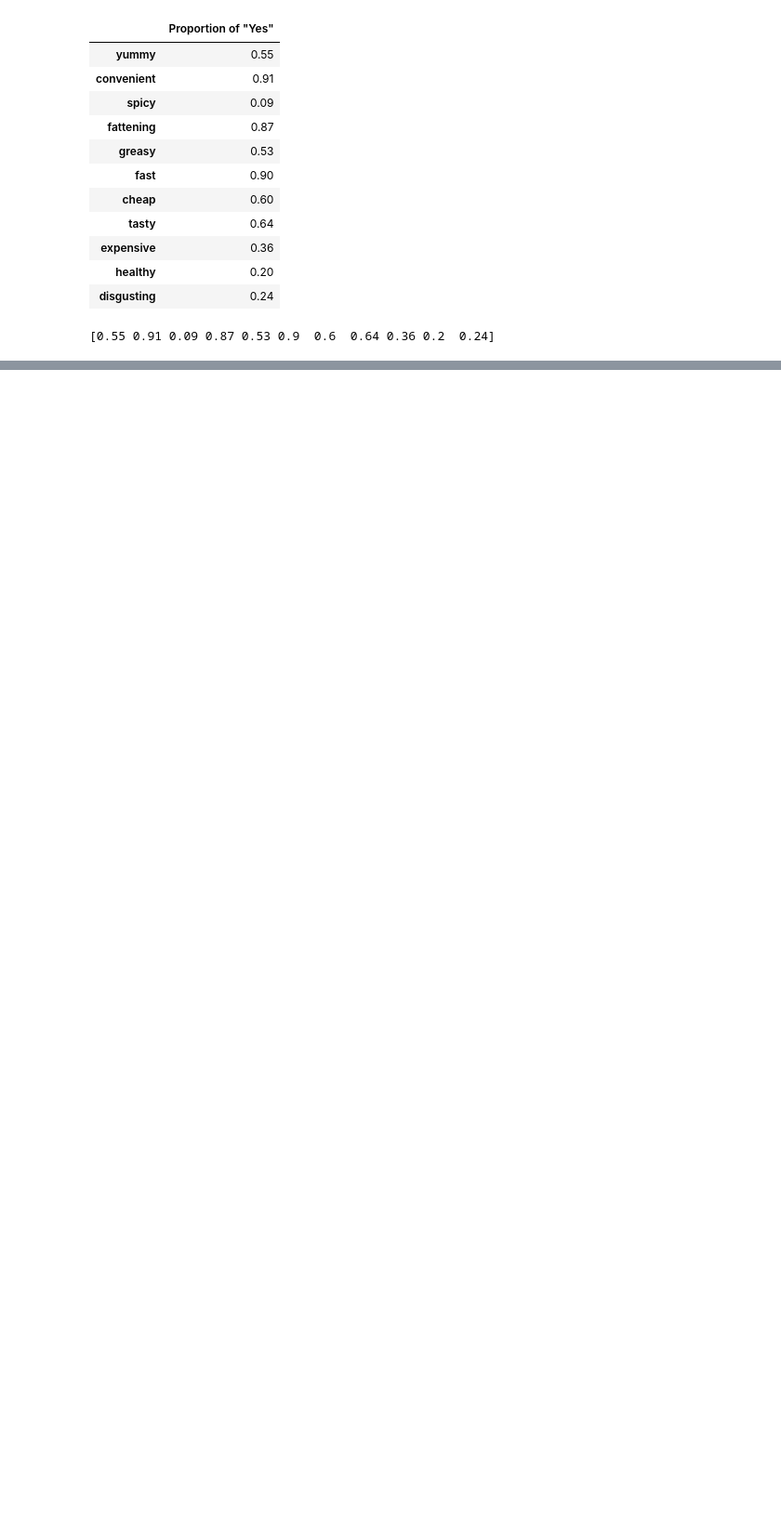
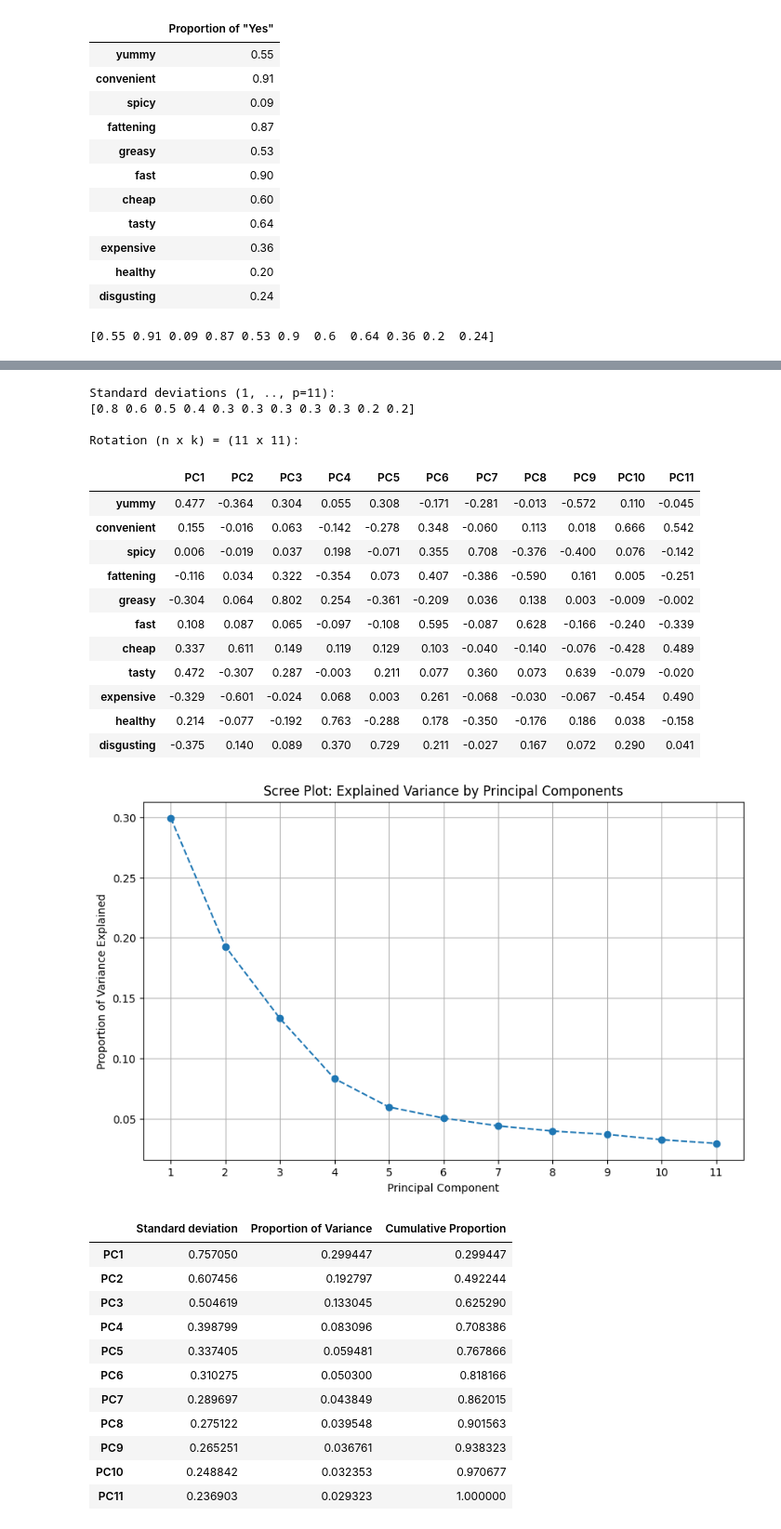
Before and after one commit to BadakalaYashwanth/Clustering-Projects, a Jupyter notebook: clustering_project.ipynb, the cells around one changed output, grey strips where cells are left out. Shown at 93% size. Cells and saved outputs as stored; diff of their text form; code cells hidden in the pictures; blank space fills up the shorter version.

```diff
--- a/clustering_project.ipynb
+++ b/clustering_project.ipynb
@@ -128,0 +198,78 @@ print(col_means)
+# %%
+import pandas as pd
+import numpy as np
+import matplotlib.pyplot as plt
+from sklearn.decomposition import PCA
+from IPython.display import display
+
+# Assuming 'mcdonalds' is your DataFrame and MD_x is prepared as before
+MD_x = mcdonalds.iloc[:, :11].values  # Select first 11 columns as NumPy array
+MD_x = (MD_x == "Yes").astype(int)  # Convert "Yes" to 1, others to 0
+
+# --- PCA ---
+MD_pca = PCA()
+MD_pca.fit(MD_x)
+
+# --- Standard Deviations ---
+std_devs = np.sqrt(MD_pca.explained_variance_)
+print("Standard deviations (1, .., p=11):")
+print(std_devs.round(1))
+
+# --- Rotation (Component Loadings) ---
+loadings = MD_pca.components_.T  # Transpose for consistency with R output
+print("\nRotation (n x k) = (11 x 11):")
+loadings_df = pd.DataFrame(loadings, index=mcdonalds.columns[:11],
+                           columns=[f'PC{i}' for i in range(1, MD_pca.n_components_ + 1)])
+display(loadings_df.round(3))  # Display with 3 decimal places for clarity
+
+# --- Variance Explained ---
+variance_explained = MD_pca.explained_variance_ratio_
+cumulative_variance = np.cumsum(variance_explained)
+
+# --- Visualization (Scree Plot) ---
+plt.figure(figsize=(10, 6))
+plt.plot(range(1, len(variance_explained) + 1), variance_explained, marker='o', linestyle='--')
+plt.title('Scree Plot: Explained Variance by Principal Components')
+plt.xlabel('Principal Component')
+plt.ylabel('Proportion of Variance Explained')
+plt.xticks(range(1, len(variance_explained) + 1))
+plt.grid(True)
+plt.show()
+
+# --- Summary Table ---
+summary_table = pd.DataFrame({
+    'Standard deviation': std_devs,
+    'Proportion of Variance': variance_explained,
+    'Cumulative Proportion': cumulative_variance
+}, index=[f'PC{i}' for i in range(1, len(variance_explained) + 1)])
+display(summary_table)
+# %% [output]
+Standard deviations (1, .., p=11):
+[0.8 0.6 0.5 0.4 0.3 0.3 0.3 0.3 0.3 0.2 0.2]
+
+Rotation (n x k) = (11 x 11):
+|  | PC1 | PC2 | PC3 | PC4 | PC5 | PC6 | PC7 | PC8 | PC9 | PC10 | PC11 |
+| yummy | 0.477 | -0.364 | 0.304 | 0.055 | 0.308 | -0.171 | -0.281 | -0.013 | -0.572 | 0.110 | -0.045 |
+| convenient | 0.155 | -0.016 | 0.063 | -0.142 | -0.278 | 0.348 | -0.060 | 0.113 | 0.018 | 0.666 | 0.542 |
+| spicy | 0.006 | -0.019 | 0.037 | 0.198 | -0.071 | 0.355 | 0.708 | -0.376 | -0.400 | 0.076 | -0.142 |
+| fattening | -0.116 | 0.034 | 0.322 | -0.354 | 0.073 | 0.407 | -0.386 | -0.590 | 0.161 | 0.005 | -0.251 |
+| greasy | -0.304 | 0.064 | 0.802 | 0.254 | -0.361 | -0.209 | 0.036 | 0.138 | 0.003 | -0.009 | -0.002 |
+| fast | 0.108 | 0.087 | 0.065 | -0.097 | -0.108 | 0.595 | -0.087 | 0.628 | -0.166 | -0.240 | -0.339 |
+| cheap | 0.337 | 0.611 | 0.149 | 0.119 | 0.129 | 0.103 | -0.040 | -0.140 | -0.076 | -0.428 | 0.489 |
+| tasty | 0.472 | -0.307 | 0.287 | -0.003 | 0.211 | 0.077 | 0.360 | 0.073 | 0.639 | -0.079 | -0.020 |
+| expensive | -0.329 | -0.601 | -0.024 | 0.068 | 0.003 | 0.261 | -0.068 | -0.030 | -0.067 | -0.454 | 0.490 |
+| healthy | 0.214 | -0.077 | -0.192 | 0.763 | -0.288 | 0.178 | -0.350 | -0.176 | 0.186 | 0.038 | -0.158 |
+| disgusting | -0.375 | 0.140 | 0.089 | 0.370 | 0.729 | 0.211 | -0.027 | 0.167 | 0.072 | 0.290 | 0.041 |
+[figure, added]
+|  | Standard deviation | Proportion of Variance | Cumulative Proportion |
+| PC1 | 0.757050 | 0.299447 | 0.299447 |
+| PC2 | 0.607456 | 0.192797 | 0.492244 |
+| PC3 | 0.504619 | 0.133045 | 0.625290 |
+| PC4 | 0.398799 | 0.083096 | 0.708386 |
+| PC5 | 0.337405 | 0.059481 | 0.767866 |
+| PC6 | 0.310275 | 0.050300 | 0.818166 |
+| PC7 | 0.289697 | 0.043849 | 0.862015 |
+| PC8 | 0.275122 | 0.039548 | 0.901563 |
+| PC9 | 0.265251 | 0.036761 | 0.938323 |
+| PC10 | 0.248842 | 0.032353 | 0.970677 |
+| PC11 | 0.236903 | 0.029323 | 1.000000 |
```
Also changed, not shown: parts of 4 cells of this notebook.
